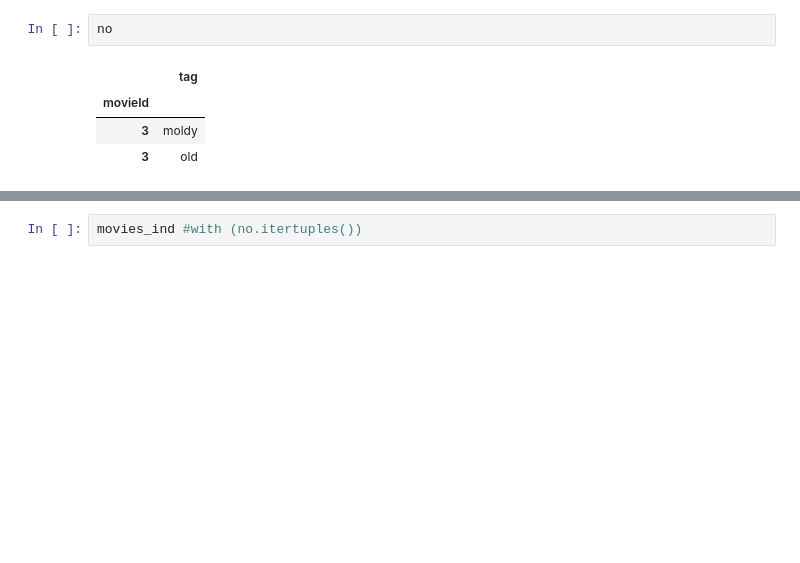
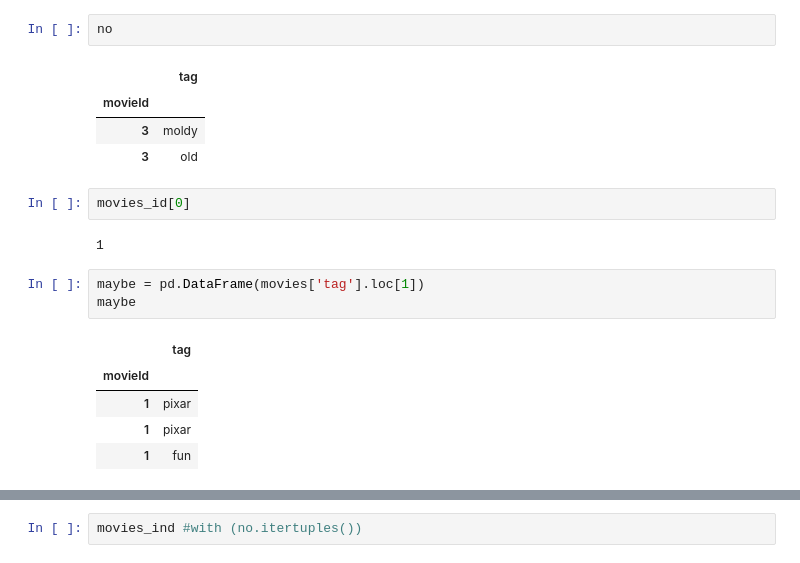
Before and after one commit to julian801/JC_Movie_Recommender, a Jupyter notebook: JC_Movie_Recommender_GBM.ipynb, the cells around one changed output, grey strips where cells are left out. Drawn from its saved outputs; the diff is of its cells as text; blank space fills up the shorter version.

```diff
--- a/JC_Movie_Recommender_GBM.ipynb
+++ b/JC_Movie_Recommender_GBM.ipynb
@@ -108,3 +108,16 @@ no
 | movieId |  |
 | 3 | moldy |
 | 3 | old |
+# %%
+movies_id[0]
+# %% [output]
+1
+# %%
+maybe = pd.DataFrame(movies['tag'].loc[1])
+maybe
+# %% [output]
+|  | tag |
+| movieId |  |
+| 1 | pixar |
+| 1 | pixar |
+| 1 | fun |
```
Also changed, not shown: parts of 4 cells of this notebook.
